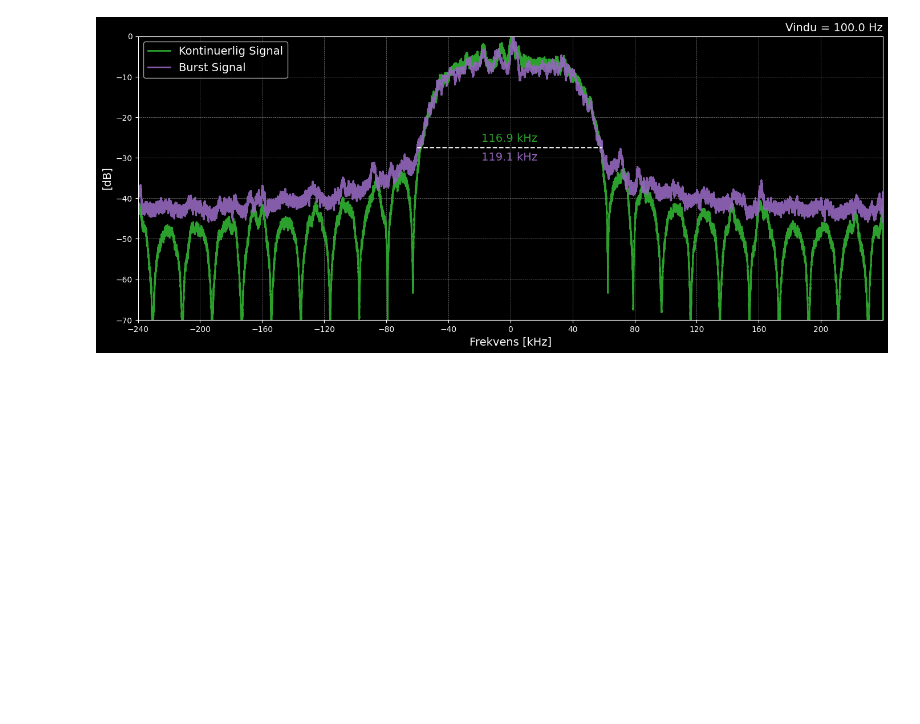
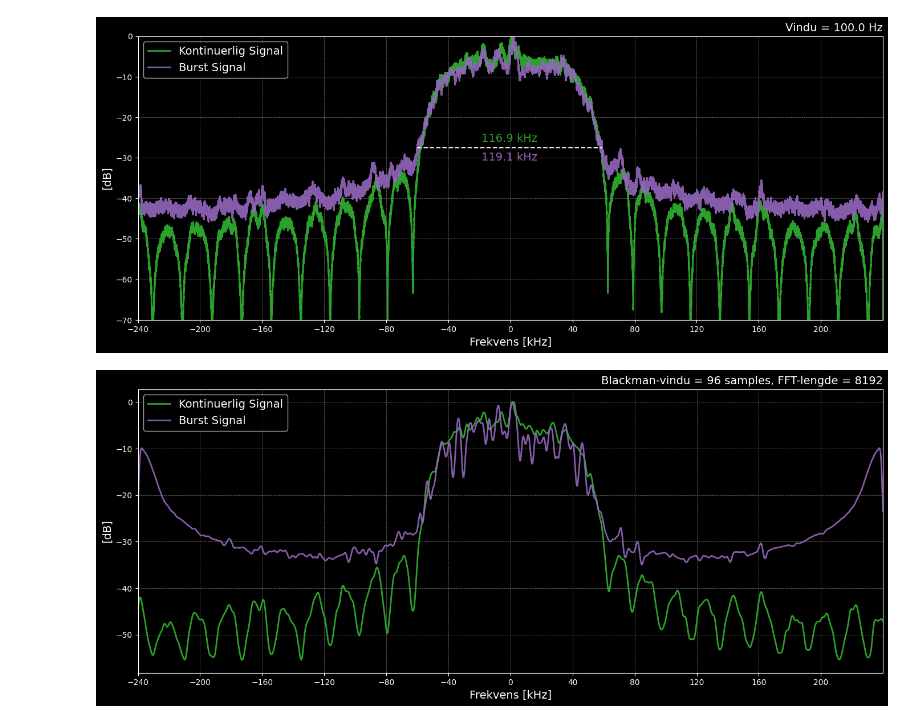
Before and after one commit to SkaugJr/TTT4145-Radiokommunikasjon, a Jupyter notebook: Prosjekt/TxData.ipynb, the cells around one changed output. Cells and saved outputs as stored; diff of their text form; code cells hidden in the pictures; blank space fills up the shorter version.

Commit message:
Data

```diff
--- a/Prosjekt/TxData.ipynb
+++ b/Prosjekt/TxData.ipynb
@@ -109,3 +110,75 @@ plt.savefig('Figurer/Tx_spektrum.pdf',format="pdf", bbox_inches='tight')
 plt.show()
 # %% [output]
 [figure]
+# %%
+import numpy as np
+import pandas as pd
+import matplotlib.pyplot as plt
+plt.style.use('dark_background')
+
+# === PARAMETRE ===
+filnavn = 'SimData/TxKontData.bin'
+samp_rate = 480e3
+fft_len = 8192                 # Endre for FFT-oppløsning
+window_size = 96             # Glattingsvindu (antall samples)
+window_func_name = 'blackman'     # Velg mellom: 'hann', 'blackman', 'hamming', 'bartlett', ...
+
+# === VELG VINDUSFUNKSJON ===
+window_functions = {
+    'hann': np.hanning,
+    'blackman': np.blackman,
+    'hamming': np.hamming,
+    'bartlett': np.bartlett
+}
+
+# Fallback hvis ukjent navn
+window_func = window_functions.get(window_func_name.lower(), np.hanning)
+filter_window = window_func(window_size)
+filter_window /= filter_window.sum()
+
+# === LAST INN DATA ===
+kont_data = np.fromfile(filnavn, dtype=np.complex64)
+t = np.arange(len(kont_data)) / samp_rate * 1000  # ms
+
+# --- Funksjon for trygg log10-konvertering ---
+def log_power_spectrum(spectrum):
+    spectrum_magnitude = np.abs(spectrum)
+    spectrum_magnitude[spectrum_magnitude == 0] = 1e-20  # Unngå log(0)
+    return 20 * np.log10(spectrum_magnitude)
+
+# --- FFT og spektrum ---
+spektrum_kont = np.fft.fftshift(np.fft.fft(kont_data, n=fft_len))
+spektrum_kont_dB = log_power_spectrum(spektrum_kont)
+spektrum_kont_dB = np.convolve(spektrum_kont_dB, filter_window, mode='same')
+spektrum_kont_dB -= spektrum_kont_dB.max()
+
+# --- Burst-spektrum ---
+spektrum_burst = np.fft.fftshift(np.fft.fft(burst_data, n=fft_len))
+spektrum_burst_dB = log_power_spectrum(spektrum_burst)
+spektrum_burst_dB = np.convolve(spektrum_burst_dB, filter_window, mode='same')
+spektrum_burst_dB -= spektrum_burst_dB.max()
+
+freqs = np.fft.fftshift(np.fft.fftfreq(fft_len, 1/samp_rate)) / 1e3
+
+
+# === PLOTTING ===
+colors = ['tab:green', 'tab:purple']
+plt.figure(figsize=(14, 6))
+plt.plot(freqs, spektrum_kont_dB, color=colors[0], label='Kontinuerlig Signal', linewidth=2)
+plt.plot(freqs, spektrum_burst_dB, color=colors[1], label='Burst Signal', linewidth=2, alpha=0.9)
+
+plt.annotate(f'{window_func_name.title()}-vindu = {window_size} samples, FFT-lengde = {fft_len}',
+             xy=(1, 1.01), xycoords='axes fraction', fontsize=14, ha='right', va='bottom')
+plt.xlabel('Frekvens [kHz]', fontsize=14)
+plt.ylabel('[dB]', fontsize=14)
+plt.legend(loc='upper left', fontsize=14)
+plt.xticks(np.arange(-240, 241, 40))
+plt.xlim(min(freqs), max(freqs))
+#plt.yticks(np.arange(-70, 1, 10))
+#plt.ylim(-70, 0)
+plt.grid(color='gray', linestyle='--', linewidth=0.5)
+plt.tight_layout()
+plt.savefig('Figurer/Tx_spektrum.pdf', format="pdf", bbox_inches='tight')
+plt.show()
+# %% [output]
+[figure, added]
```
Also changed, not shown: parts of 1 cell of this notebook, 4 other files.
